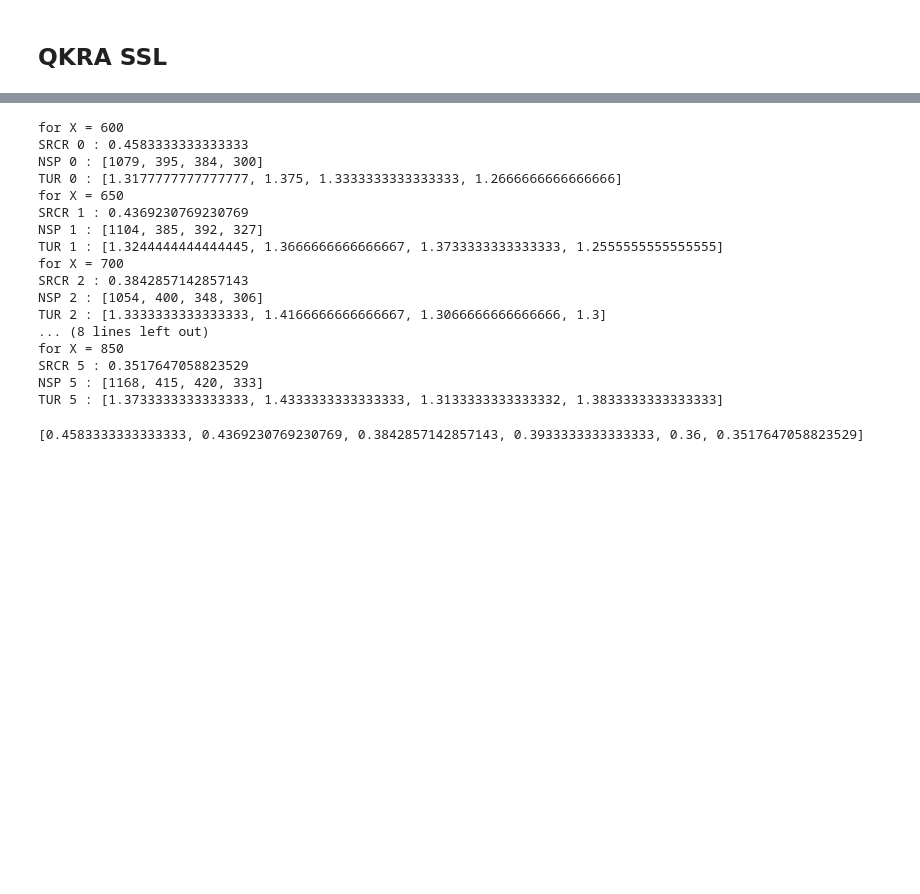
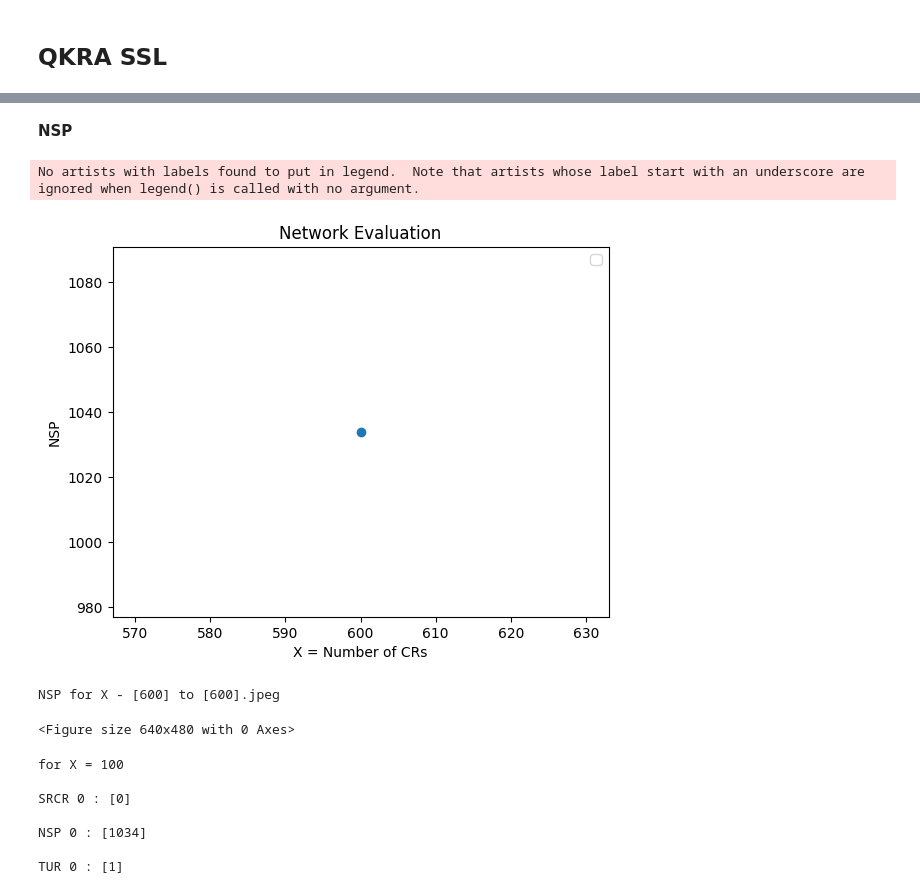
Before and after one commit to Shivansh-Malviya/RA_QKD_ODCN, a Jupyter notebook: Assembled.ipynb, the cells around one changed output, grey strips where cells are left out. Cells and saved outputs as stored; diff of their text form; code cells hidden in the pictures; blank space fills up the shorter version.

```diff
--- a/Assembled.ipynb
+++ b/Assembled.ipynb
@@ -266,28 +417,38 @@ np.count_nonzero([True, False])
+# %% [markdown]
+**NSP**
+# %%
+y = [item[0] for item in nsp]
+plt.scatter(x, y)
+
+plt.xlabel('X = Number of CRs')
+plt.ylabel('NSP')
+plt.title('Network Evaluation')
+plt.legend()
+plt.show()
+
+filename = "NSP for X - " + str(x[0]) + " to " + str(x[-1]) + ".jpeg"
+print(filename)
+
+# Combine the subdirectory and filename to create the full path
+full_path = os.path.join(subdirectory, filename)
+
+plt.savefig(full_path, dpi=300, bbox_inches='tight')
+# %% [output]
+No artists with labels found to put in legend.  Note that artists whose label start with an underscore are ignored when legend() is called with no argument.
+[figure, added]
+NSP for X - [600] to [600].jpeg
+<Figure size 640x480 with 0 Axes>
 # %%
-for i in range(6):
-    print(f"for X = {600 + 50*i}")
-    print(f"SRCR {i} : {srcr[i]}")
-    print(f"NSP {i} : {nsp[i]}")
-    print(f"TUR {i} : {tur[i]}")
+for i in range(j_range):
+    print(f"\nfor X = {5*(2 + i)*factor}")
+    print(f"\nSRCR {i} : {srcr[i]}")
+    print(f"\nNSP {i} : {nsp[i]}")
+    print(f"\nTUR {i} : {tur[i]}")
 # %% [output]
-for X = 600
-SRCR 0 : 0.4583333333333333
-NSP 0 : [1079, 395, 384, 300]
-TUR 0 : [1.3177777777777777, 1.375, 1.3333333333333333, 1.2666666666666666]
-for X = 650
-SRCR 1 : 0.4369230769230769
-NSP 1 : [1104, 385, 392, 327]
-TUR 1 : [1.3244444444444445, 1.3666666666666667, 1.3733333333333333, 1.2555555555555555]
-for X = 700
-SRCR 2 : 0.3842857142857143
-NSP 2 : [1054, 400, 348, 306]
-TUR 2 : [1.3333333333333333, 1.4166666666666667, 1.3066666666666666, 1.3]
-... (8 lines left out)
-for X = 850
-SRCR 5 : 0.3517647058823529
-NSP 5 : [1168, 415, 420, 333]
-TUR 5 : [1.3733333333333333, 1.4333333333333333, 1.3133333333333332, 1.3833333333333333]
+for X = 100
+
+SRCR 0 : [0]
+
+NSP 0 : [1034]
+
+TUR 0 : [1]
-# %%
-print(srcr)
-# %% [output]
-[0.4583333333333333, 0.4369230769230769, 0.3842857142857143, 0.3933333333333333, 0.36, 0.3517647058823529]
```
Also changed, not shown: parts of 32 cells of this notebook, 3 other files.
